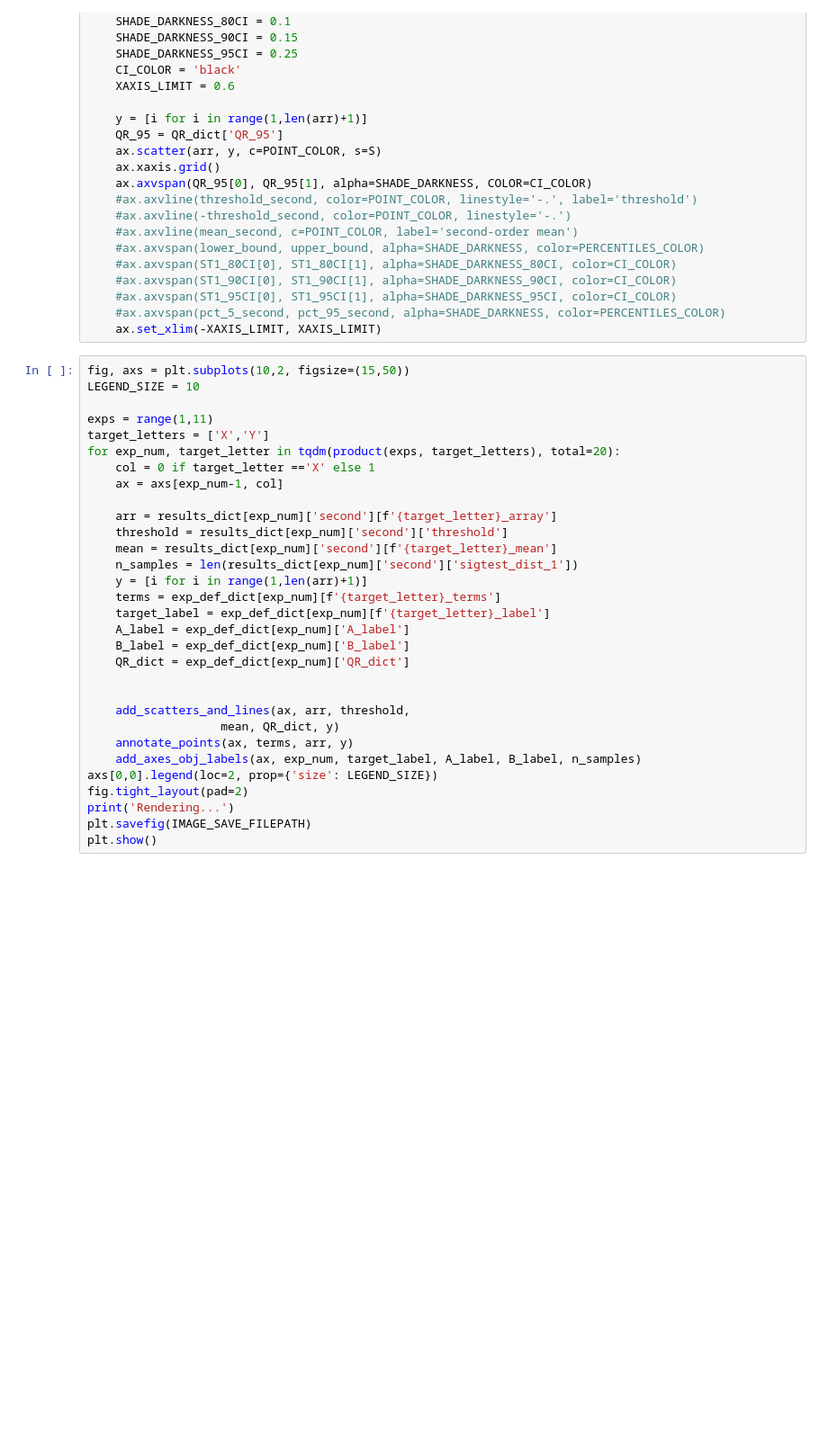
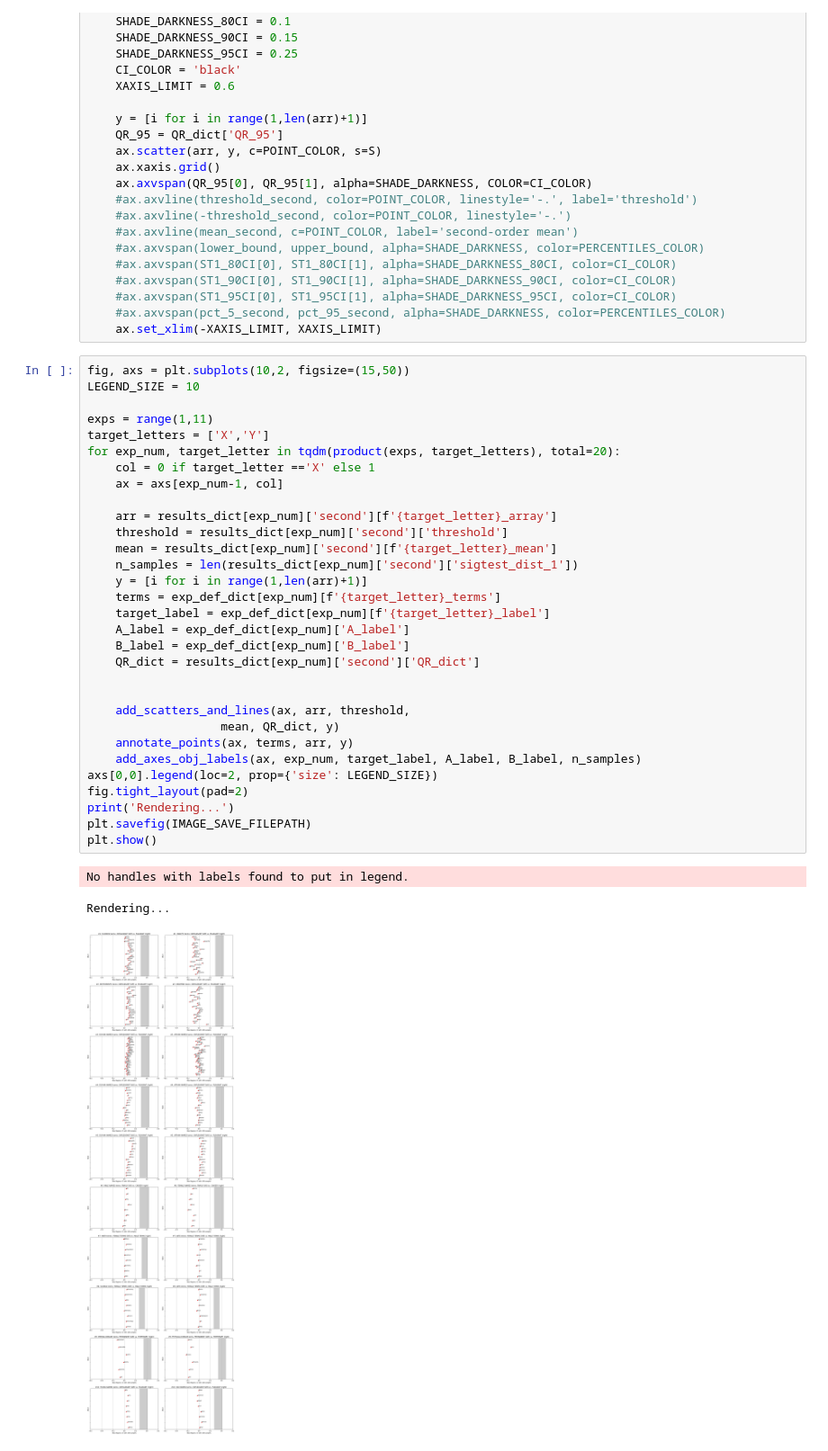
Before and after one commit to danieljsmarda/WordEmbeddingAssociationTestAnalysis, a Jupyter notebook: notebooks/SingleWordViz.ipynb, the cells around one changed output. Shown at 90% size. Saved outputs shown, nothing was run; the diff lists cells and outputs as text; blank space fills up the shorter version.

Commit message:
SW_Viz nb: fix QR_dict key errors

```diff
--- a/notebooks/SingleWordViz.ipynb
+++ b/notebooks/SingleWordViz.ipynb
@@ -62,31 +62,35 @@ def add_scatters_and_lines(ax, arr, threshold,
 # %%
 fig, axs = plt.subplots(10,2, figsize=(15,50))
 LEGEND_SIZE = 10
 
 exps = range(1,11)
 target_letters = ['X','Y']
 for exp_num, target_letter in tqdm(product(exps, target_letters), total=20):
     col = 0 if target_letter =='X' else 1
     ax = axs[exp_num-1, col]
 
     arr = results_dict[exp_num]['second'][f'{target_letter}_array']
     threshold = results_dict[exp_num]['second']['threshold']
     mean = results_dict[exp_num]['second'][f'{target_letter}_mean']
     n_samples = len(results_dict[exp_num]['second']['sigtest_dist_1'])
     y = [i for i in range(1,len(arr)+1)]
     terms = exp_def_dict[exp_num][f'{target_letter}_terms']
     target_label = exp_def_dict[exp_num][f'{target_letter}_label']
     A_label = exp_def_dict[exp_num]['A_label']
     B_label = exp_def_dict[exp_num]['B_label']
-    QR_dict = exp_def_dict[exp_num]['QR_dict']
+    QR_dict = results_dict[exp_num]['second']['QR_dict']
 
 
     add_scatters_and_lines(ax, arr, threshold,
                    mean, QR_dict, y)
     annotate_points(ax, terms, arr, y)
     add_axes_obj_labels(ax, exp_num, target_label, A_label, B_label, n_samples)
 axs[0,0].legend(loc=2, prop={'size': LEGEND_SIZE})
 fig.tight_layout(pad=2)
 print('Rendering...')
 plt.savefig(IMAGE_SAVE_FILEPATH)
 plt.show()
+# %% [output]
+No handles with labels found to put in legend.
+Rendering...
+[figure, added]
```
Also changed, not shown: 1 other file.
